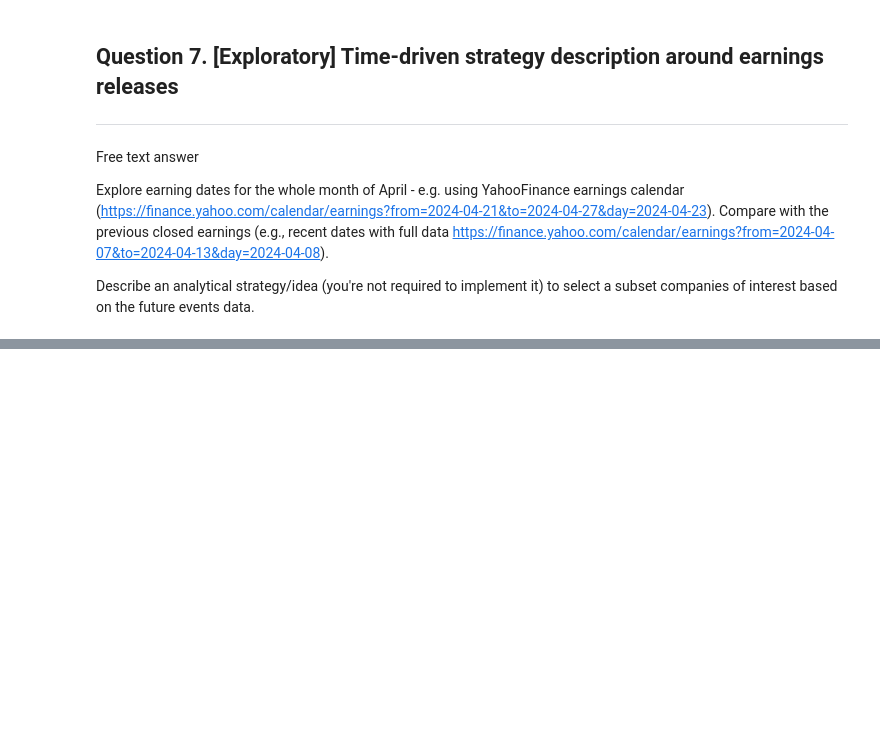
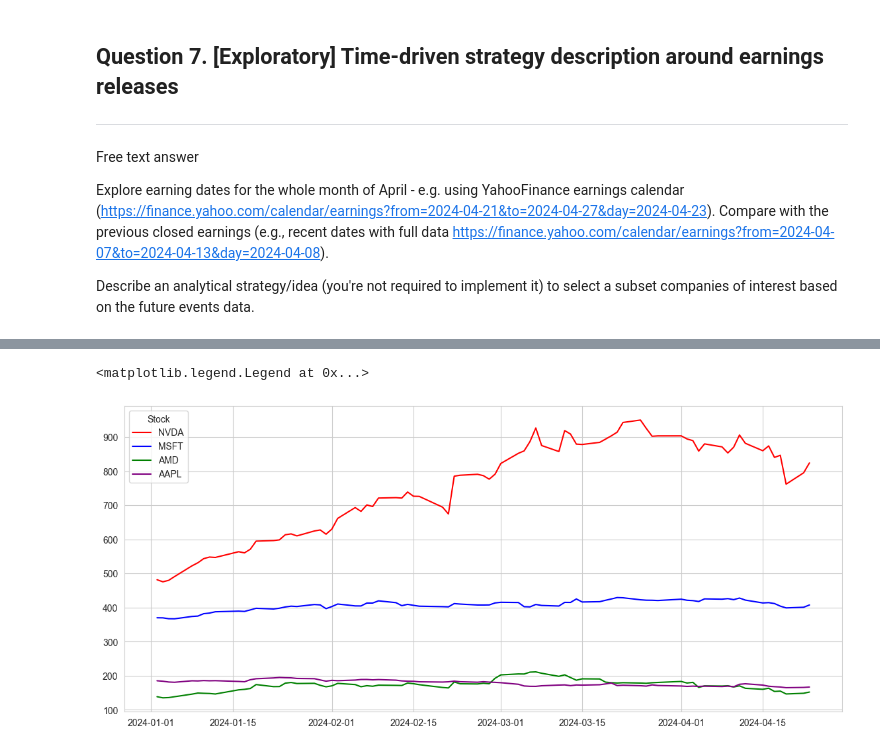
Before and after one commit to Ocean-code-1995/stock-market-analytics-zoomcamp, a Jupyter notebook: Module1/homework1.ipynb, the cells around one changed output, grey strips where cells are left out. Saved outputs shown, nothing was run; the diff lists cells and outputs as text; code cells hidden in the pictures; blank space fills up the shorter version.

```diff
--- a/Module1/homework1.ipynb
+++ b/Module1/homework1.ipynb
@@ -736,0 +815,23 @@ Describe an analytical strategy/idea (you're not required to implement it) to se
+# %%
+
+data = {
+    ticker: yf.Ticker(ticker).earnings_dates for ticker in ["NVDA", "MSFT", "AMD", "AAPL"]
+}
+
+# convert index to datetime for all dfs
+for df in data.values():
+    df.index = pd.to_datetime(df.index)
+
+# Define the start and end dates for the last half year
+end_date = pd.to_datetime('2024-05-30').tz_localize(earnings_dates.index.tz)
+start_date = end_date - pd.DateOffset(months=12)
+
+# filter the earnings dates for the last half year
+earnings_last_half_year = {
+    ticker: df[(df.index >= start_date) & (df.index <= end_date)] for ticker, df in data.items()
+}
+
+nvda, msft, amd, aapl = earnings_last_half_year.values()
+
+# Display the earnings dates for the last half year
+aapl
@@ -736,0 +889,25 @@ Describe an analytical strategy/idea (you're not required to implement it) to se
+# %%
+# adj closing prices
+data = {
+    ticker: yf.Ticker(ticker).history(start='2024-01-01', end='2024-05-30') for ticker in ["NVDA", "MSFT", "AMD", "AAPL"]
+}
+
+# convert index to datetime for all dfs
+for df in data.values():
+    df.index = pd.to_datetime(df.index)
+
+
+nvda, msft, amd, aapl = data.values()
+
+# Create the figure and axis
+fig, ax = plt.subplots(figsize=(14, 6))
+
+# Plot the adjusted closing prices
+plt.plot(nvda.index, nvda['Close'], label='NVDA', color='red')
+plt.plot(msft.index, msft['Close'], label='MSFT', color='blue')
+plt.plot(amd.index, amd['Close'], label='AMD', color='green')
+plt.plot(aapl.index, aapl['Close'], label='AAPL', color='purple')
+plt.legend(title='Stock', loc='upper left')
+# %% [output]
+<matplotlib.legend.Legend at 0x...>
+[figure, added]
```
Also changed, not shown: parts of 8 cells of this notebook, 2 other files.
